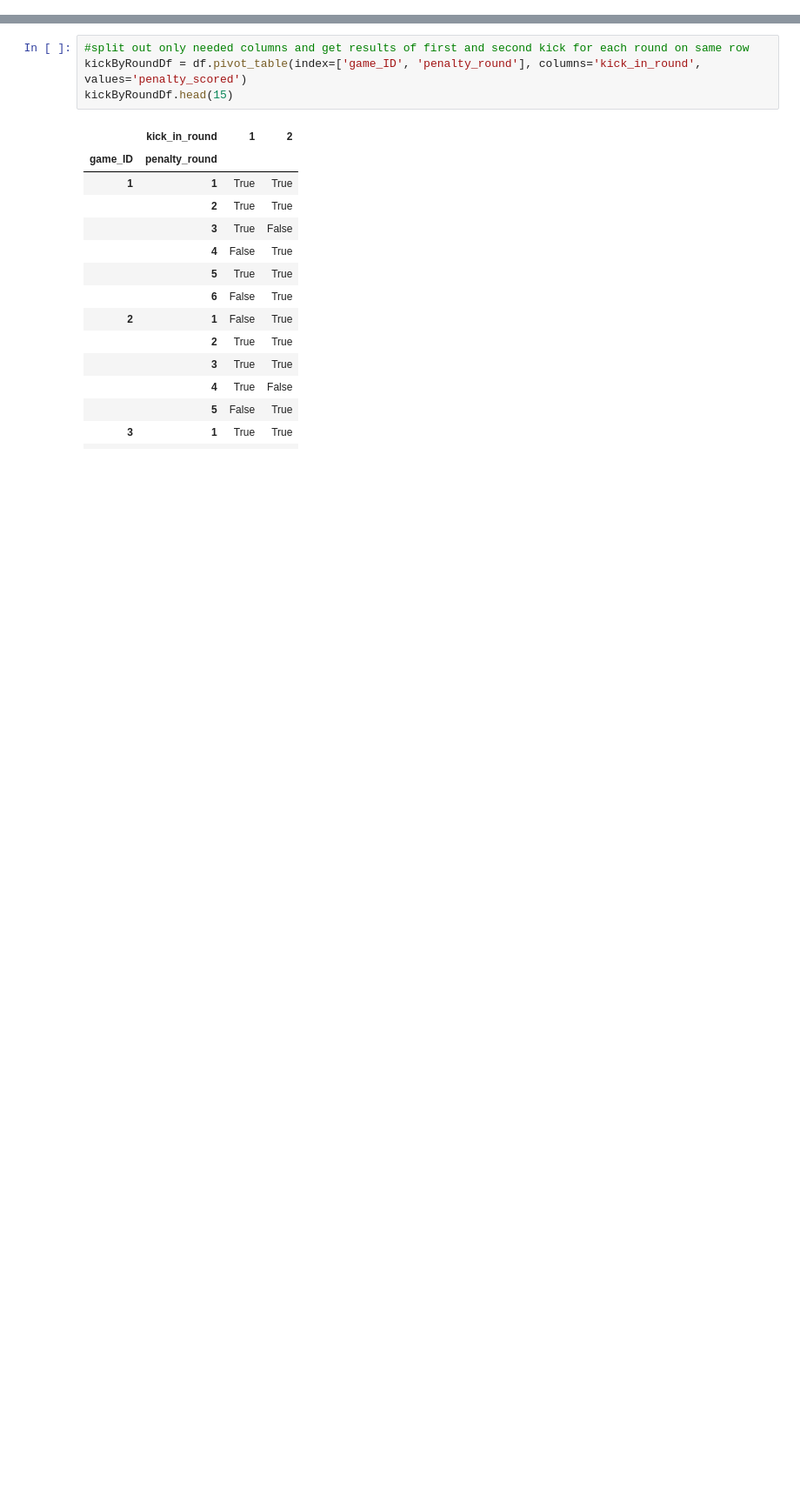
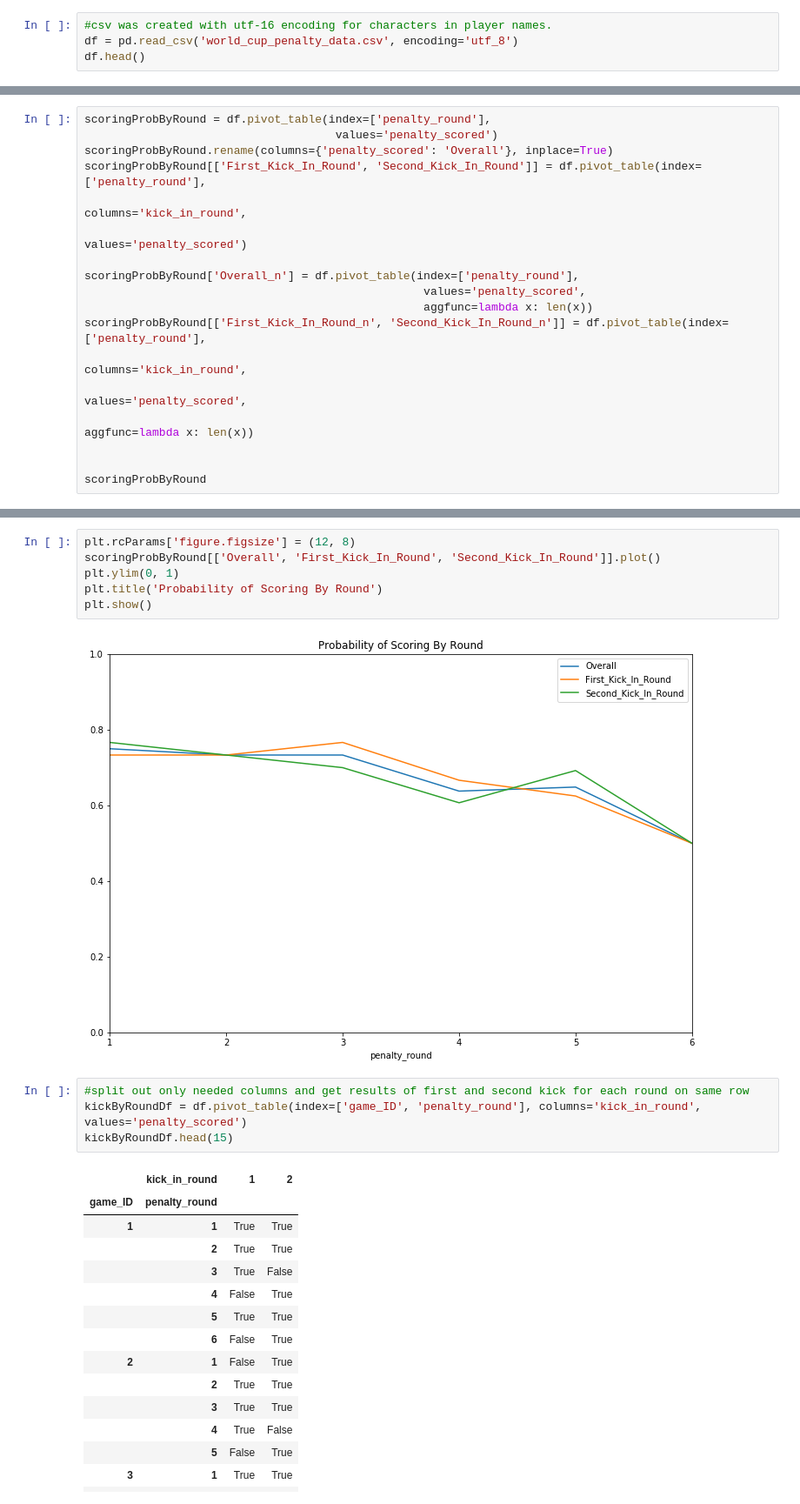
Before and after one commit to MarkMacArdle/World_Cup_Penalty_Shootouts, a Jupyter notebook: Penalties_data_analysis.ipynb, the cells around one changed output, grey strips where cells are left out. Shown: that part at 87% size. Drawn from its saved outputs; the diff is of its cells as text; blank space fills up the shorter version.

Commit message:
Add scoring probability breakdown by round

```diff
--- a/Penalties_data_analysis.ipynb
+++ b/Penalties_data_analysis.ipynb
@@ -30,0 +5,4 @@ df.head()
+# %%
+#csv was created with utf-16 encoding for characters in player names.
+df = pd.read_csv('world_cup_penalty_data.csv', encoding='utf_8')
+df.head()
@@ -30,0 +16,18 @@ df.head()
+# %%
+scoringProbByRound = df.pivot_table(index=['penalty_round'],
+                                     values='penalty_scored')
+scoringProbByRound.rename(columns={'penalty_scored': 'Overall'}, inplace=True)
+scoringProbByRound[['First_Kick_In_Round', 'Second_Kick_In_Round']] = df.pivot_table(index=['penalty_round'],
+                                                                                     columns='kick_in_round',
+                                                                                     values='penalty_scored')
+
+scoringProbByRound['Overall_n'] = df.pivot_table(index=['penalty_round'],
+                                                  values='penalty_scored',
+                                                  aggfunc=lambda x: len(x))
+scoringProbByRound[['First_Kick_In_Round_n', 'Second_Kick_In_Round_n']] = df.pivot_table(index=['penalty_round'],
+                                                                                          columns='kick_in_round',
+                                                                                          values='penalty_scored',
+                                                                                          aggfunc=lambda x: len(x))
+
+
+scoringProbByRound
@@ -31,3 +43,11 @@ df.head()
+# %%
+plt.rcParams['figure.figsize'] = (12, 8)
+scoringProbByRound[['Overall', 'First_Kick_In_Round', 'Second_Kick_In_Round']].plot()
+plt.ylim(0, 1)
+plt.title('Probability of Scoring By Round')
+plt.show()
+# %% [output]
+[figure, added]
 # %%
 #split out only needed columns and get results of first and second kick for each round on same row
 kickByRoundDf = df.pivot_table(index=['game_ID', 'penalty_round'], columns='kick_in_round', values='penalty_scored')
```
Also changed, not shown: parts of 6 cells of this notebook.
